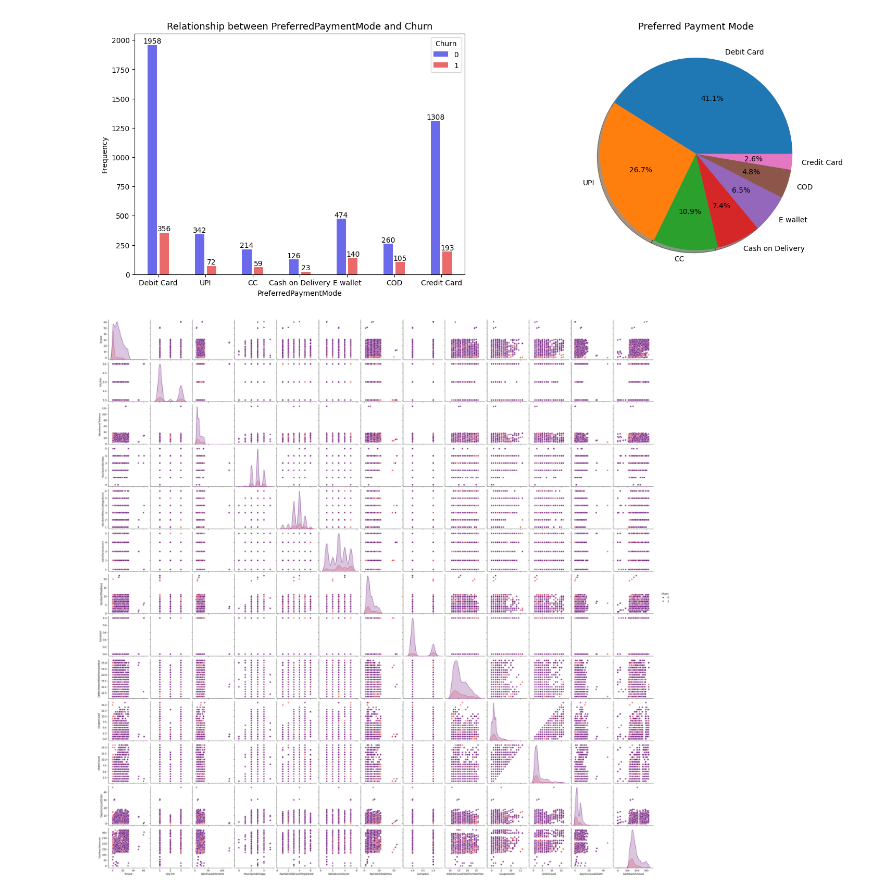
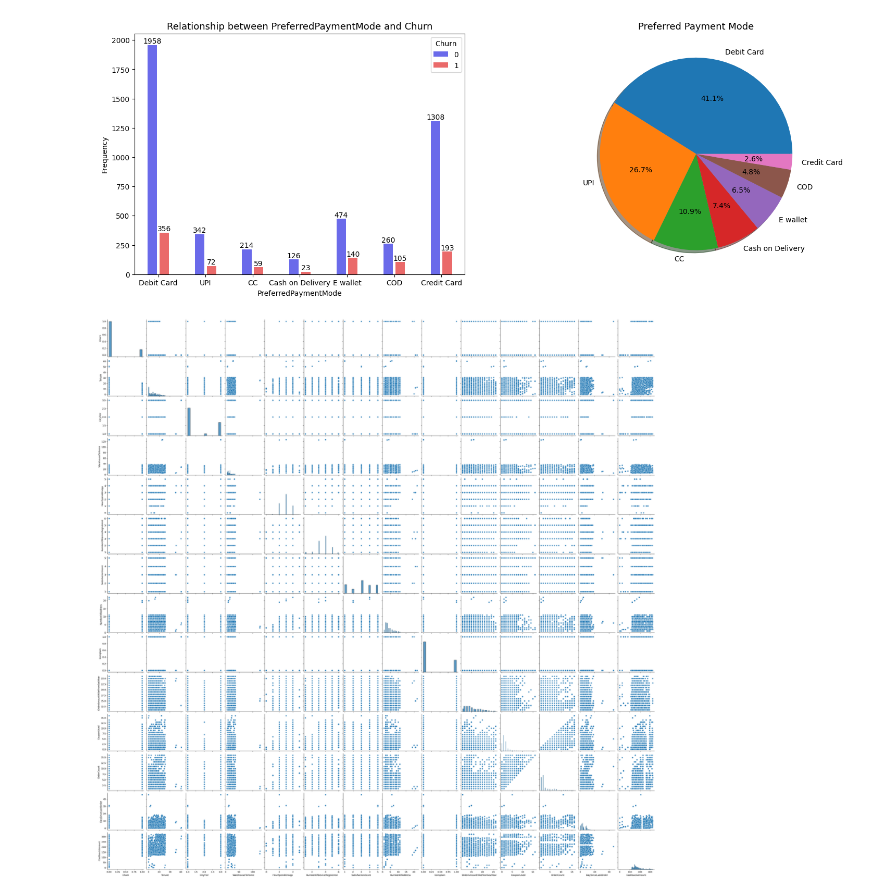
Before and after one commit to Maxwell-Selassie/Churn-Prediction, a Jupyter notebook: notebook.ipynb, the cells around one changed output. Drawn from its saved outputs; the diff is of its cells as text; code cells hidden in the pictures.

Commit message:
Customer Churn Prediction Model

```diff
--- a/notebook.ipynb
+++ b/notebook.ipynb
@@ -282,7 +294,7 @@ plt.show()
 # %% [output]
 [figure]
 # %%
-sns.pairplot(data=df,palette='magma',hue='Churn')
+sns.pairplot(data=df)
 plt.show()
 # %% [output]
-[figure, old version]
+[figure, new version]
```
Also changed, not shown: parts of 20 cells of this notebook.
